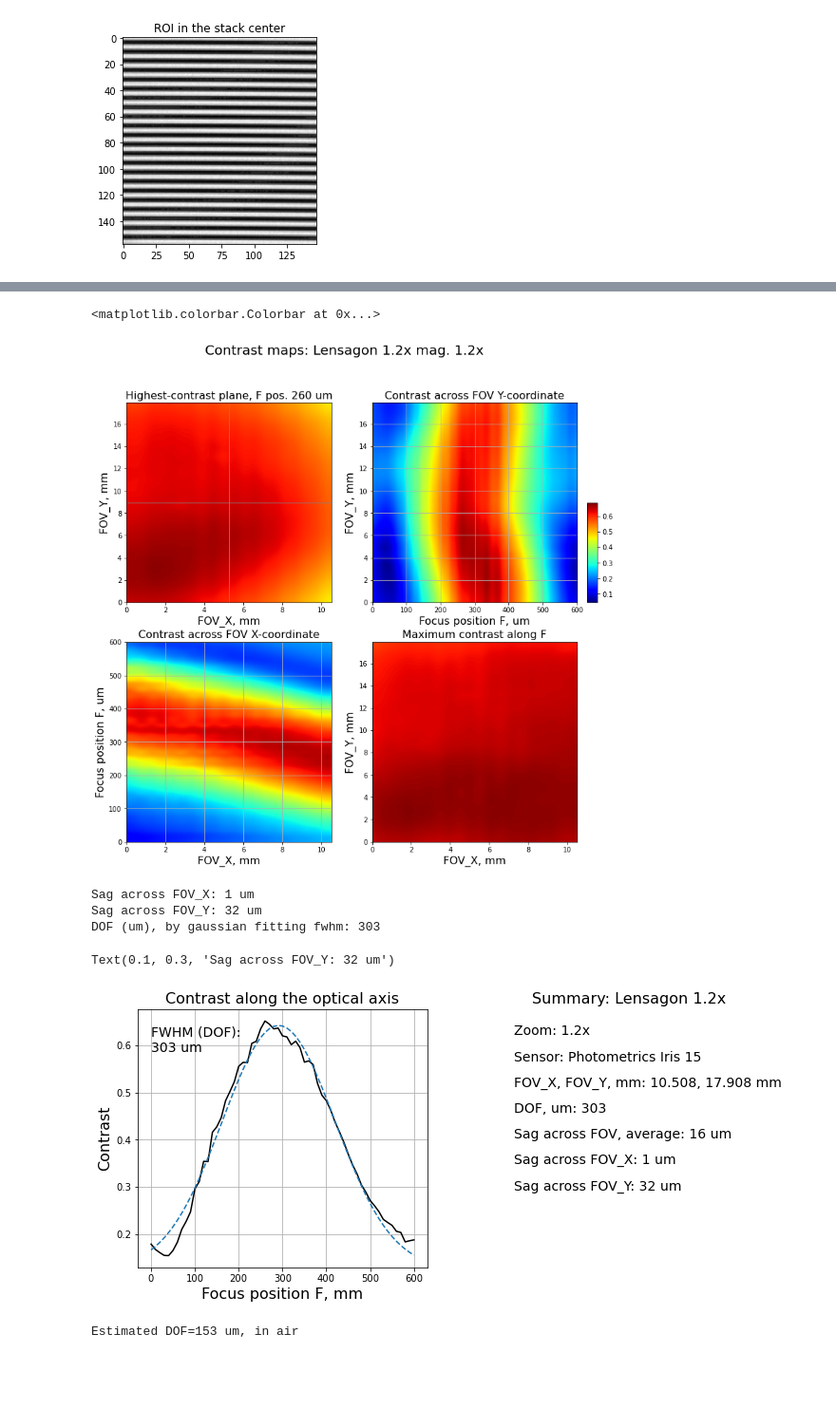
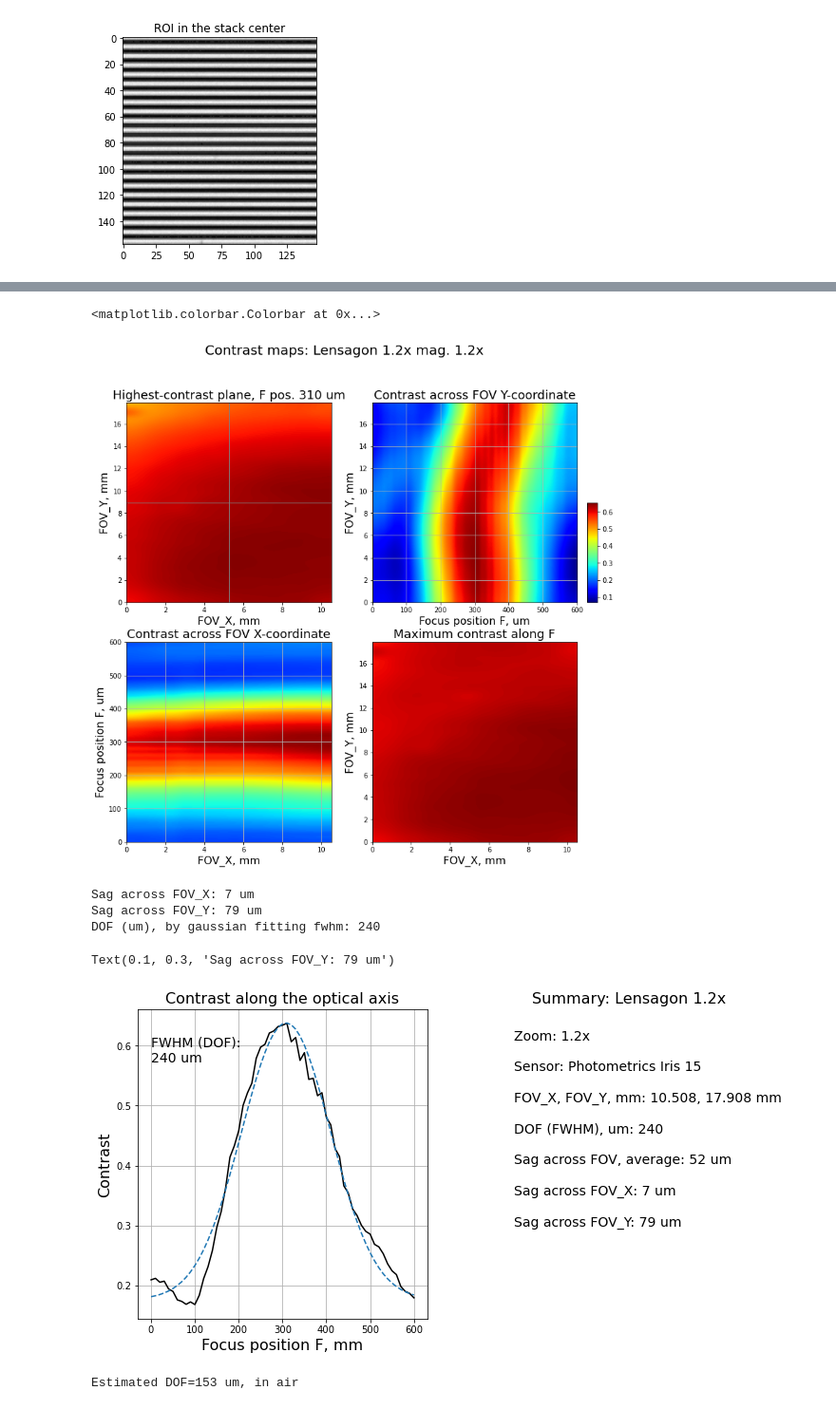
Before and after one commit to nvladimus/lens-testing, a Jupyter notebook: field-curvature/FieldCurvature-Fstack-TelecentricLenses.ipynb, the cells around one changed output, grey strips where cells are left out. Shown at 95% size. Saved outputs shown, nothing was run; the diff lists cells and outputs as text; code cells hidden in the pictures; blank space fills up the shorter version.

Commit message:
plots update

```diff
--- a/field-curvature/FieldCurvature-Fstack-TelecentricLenses.ipynb
+++ b/field-curvature/FieldCurvature-Fstack-TelecentricLenses.ipynb
@@ -26,7 +28,12 @@ datafolder = "D:\\benchtopData\\Lens-testing"
 LENS_NAME = "Lensagon 1.2x"
 zoom_key = "1.2x"
 datafiles = {
-    "1.2x": datafolder + "\\Lensagon1.2x\\ronchi40-fstep10\\Tile0_Ch488_Sh0.tiff",
+    #"1.2x": datafolder + "\\Lensagon1.2x\\ronchi40-fstep10\\Tile0_Ch488_Sh0.tiff", # the slide was tilted
+    #"1.2x": datafolder + "\\Lensagon1.2x\\ronchi40-fstep10\\one.tif", # iris was not fully open
+    #"1.2x": datafolder + "\\Lensagon1.2x\\ronchi40-fstep10\\two.tif", # iris was not fully open
+    #"1.2x": datafolder + "\\Lensagon1.2x\\ronchi40-fstep10\\full-NA.tif", # strange striping, prob smartphone screen flicker
+    #"1.2x": datafolder + "\\Lensagon1.2x\\ronchi40-fstep10\\full-NA-1.tif" # still flicker
+    "1.2x": datafolder + "\\Lensagon1.2x\\ronchi40-fstep10\\full-NA-expo100ms.tif"
 }
 
 MAG = float(zoom_key[:-1]) # Effective lens magnification
@@ -106,7 +113,7 @@ ax1 = plt.subplot(2, 2, 1)
 ax1.imshow(contrast_table[z_contrast_max,:,:], vmin=cmin, vmax=cmax,
                      extent=[0, x_range[-1], 0, y_range[-1]],
                      aspect='auto', cmap='jet', interpolation='bicubic')
-ax1.set_title(f"Highest-contrast plane, F pos. {z_contrast_max*f_step_um} um", fontsize=16)
+ax1.set_title(f"Highest-contrast plane, F pos. {z_contrast_max*f_step_um} um", fontsize=18)
 ax1.set_xlabel("FOV_X, mm", fontsize=16)
 ax1.set_ylabel("FOV_Y, mm", fontsize=16)
 ax1.axhline(y_range[-1]/2, c="gray", linewidth=1)
@@ -116,7 +123,7 @@ ax3 = plt.subplot(2, 2, 2)
 conmap3 = ax3.imshow(contrast_yz.T, vmin=cmin, vmax=cmax,
                      extent=[0, f_step_um*(im_z-1), 0, y_range[-1]],
                      aspect='auto', cmap='jet', interpolation='bicubic')
-ax3.set_title("Contrast across FOV Y-coordinate", fontsize=16)
+ax3.set_title("Contrast across FOV Y-coordinate", fontsize=18)
 ax3.set_xlabel("Focus position F, um", fontsize=16)
 ax3.set_ylabel("FOV_Y, mm", fontsize=16)
 ax3.grid(True)
@@ -125,7 +132,7 @@ ax4 = plt.subplot(2, 2, 3)
 conmap1 = ax4.imshow(contrast_xz, vmin=cmin, vmax=cmax,
                      extent=[0, x_range[-1], 0, f_step_um*(im_z-1)],
                      aspect='auto', cmap='jet', interpolation='bicubic')
-ax4.set_title("Contrast across FOV X-coordinate", fontsize=16)
+ax4.set_title("Contrast across FOV X-coordinate", fontsize=18)
 ax4.set_ylabel("Focus position F, um", fontsize=16)
 ax4.set_xlabel("FOV_X, mm", fontsize=16)
 ax4.grid(True)
@@ -134,7 +141,7 @@ ax0 = plt.subplot(2, 2, 4)
 conmap0 = ax0.imshow(contrast_table.max(axis=0), vmin=cmin, vmax=cmax,
                      extent=[0, x_range[-1], 0, y_range[-1]],
                      aspect='auto', cmap='jet', interpolation='bicubic')
-ax0.set_title("Maximum contrast along F", fontsize=16)
+ax0.set_title("Maximum contrast along F", fontsize=18)
 ax0.set_xlabel("FOV_X, mm", fontsize=16)
 ax0.set_ylabel("FOV_Y, mm", fontsize=16)
 
@@ -149,7 +156,7 @@ axins = inset_axes(ax3,
 plt.colorbar(conmap0, cax=axins)
 # %% [output]
 <matplotlib.colorbar.Colorbar at 0x...>
-[figure, old version]
+[figure, new version]
 # %%
 fig.savefig(save_figs_folder + zoom_key + "_contrast_map.png")
 # %%
@@ -167,41 +174,42 @@ fit_center_down, _, _, _ = opt.fit_gaussian_1d(contrast_table[:,0,N_ROIs_W//2],
 fit_center_up, _, _, _ = opt.fit_gaussian_1d(contrast_table[:,0,N_ROIs_W//2], f_range)
 
 sag_x = abs(round(fit_center - 0.5*(fit_center_left + fit_center_right)))
 sag_y = abs(round(fit_center - 0.5*(fit_center_up + fit_center_down)))
+ave_sag = (sag_x * x_range[-1] + sag_y * y_range[-1]) / (x_range[-1] + y_range[-1])
 dof = round(opt.sigma2fwhm(fit_sigma))
 print(f"Sag across FOV_X: {sag_x} um")
 print(f"Sag across FOV_Y: {sag_y} um")
 print(f"DOF (um), by gaussian fitting fwhm: {dof}")
 
 
 
-fig = plt.figure(figsize=(12, 5))
+fig = plt.figure(figsize=(12, 6))
 
 ax1 = plt.subplot(1, 2, 1)
 ax1.plot(f_range, contrast_table[:,N_ROIs_H//2,N_ROIs_W//2], '-k')
 ax1.plot(f_range, opt.gaussian_1d(f_range, fit_center, fit_sigma, fit_amp, fit_offset),'--')
 ax1.text(0,0.9*contrast_table[:,N_ROIs_H//2,N_ROIs_W//2].max(),f"FWHM (DOF): \n{dof} um", fontsize=14)
 ax1.set_title("Contrast along the optical axis", fontsize=16)
 ax1.set_xlabel("Focus position F, mm", fontsize=16)
 ax1.set_ylabel("Contrast", fontsize=16)
 ax1.grid(True)
 
 ax2 = plt.subplot(1, 2, 2)
 ax2.axis('off')
 ax2.set_title(f"Summary: {LENS_NAME}", fontsize=16)
 ax2.text(0.1, 0.9, f"Zoom: {zoom_key}", fontsize=14)
 ax2.text(0.1, 0.8, f"Sensor: {CAMERA}", fontsize=14)
 ax2.text(0.1, 0.7, f"FOV_X, FOV_Y, mm: {x_range[-1]:.3f}, {y_range[-1]:.3f} mm", fontsize=14)
-ax2.text(0.1, 0.6, f"DOF, um: {dof}", fontsize=14)
-ax2.text(0.1, 0.5, f"Sag across FOV, average: {round(0.5*(sag_x + sag_y))} um", fontsize=14)
+ax2.text(0.1, 0.6, f"DOF (FWHM), um: {dof}", fontsize=14)
+ax2.text(0.1, 0.5, f"Sag across FOV, average: {round(ave_sag)} um", fontsize=14)
 ax2.text(0.1, 0.4, f"Sag across FOV_X: {sag_x} um", fontsize=14)
 ax2.text(0.1, 0.3, f"Sag across FOV_Y: {sag_y} um", fontsize=14)
 # %% [output]
-Sag across FOV_X: 1 um
-Sag across FOV_Y: 32 um
-DOF (um), by gaussian fitting fwhm: 303
+Sag across FOV_X: 7 um
+Sag across FOV_Y: 79 um
+DOF (um), by gaussian fitting fwhm: 240
-Text(0.1, 0.3, 'Sag across FOV_Y: 32 um')
+Text(0.1, 0.3, 'Sag across FOV_Y: 79 um')
-[figure, old version]
+[figure, new version]
 # %%
 fig.savefig(save_figs_folder + zoom_key + "_contrast_plot.png")
 # %%
```
Also changed, not shown: parts of 2 cells of this notebook, 4 other files.
